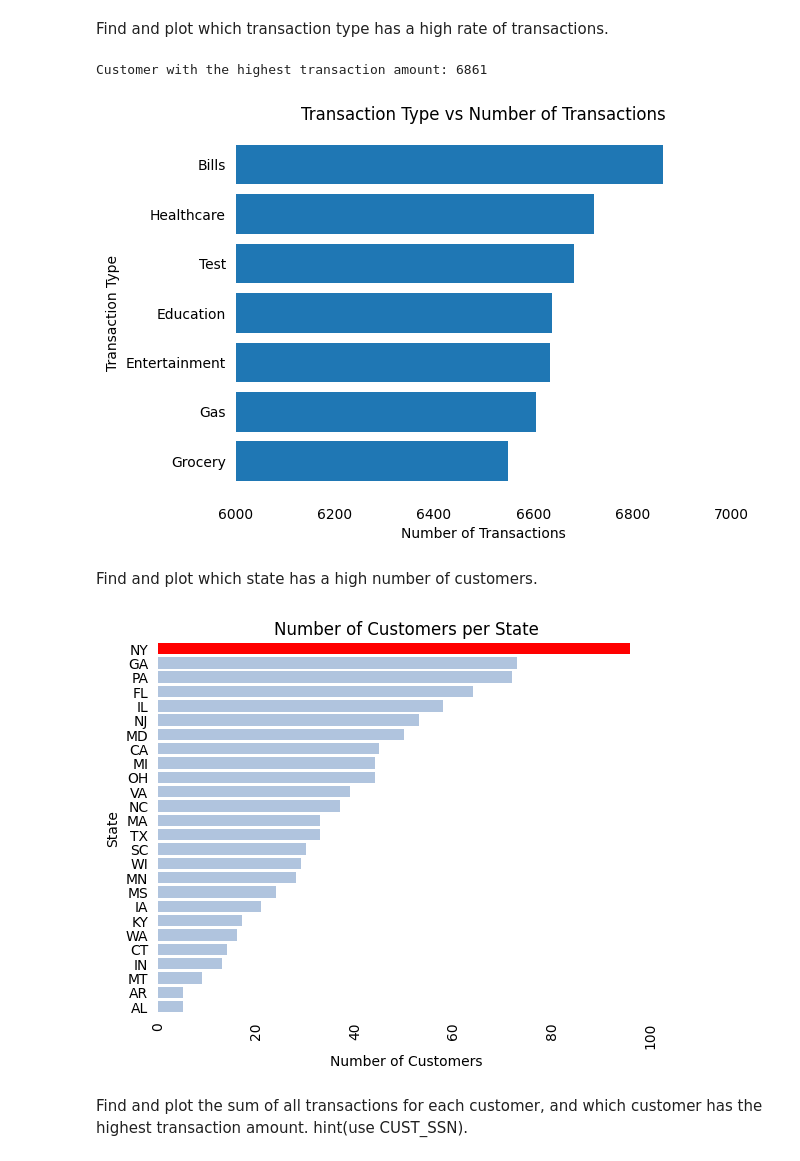
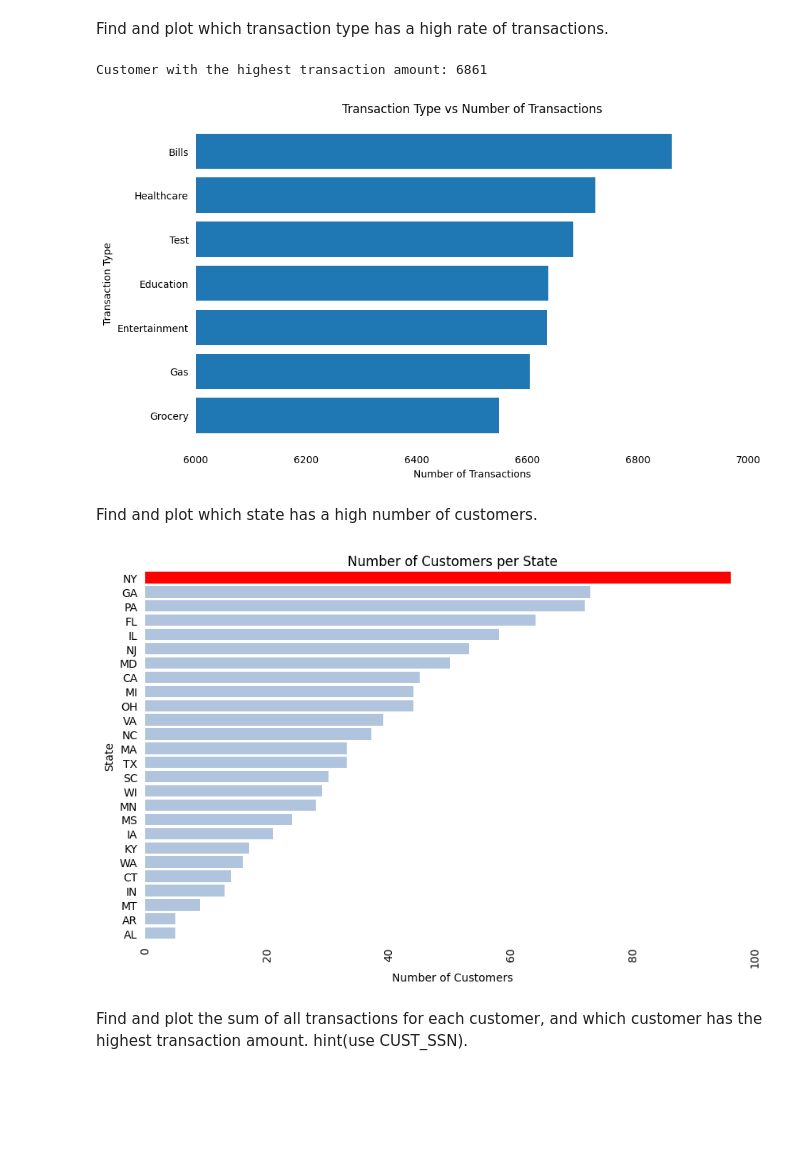
Before and after one commit to MayaCampbell/Data-Transformation-and-Python-Based-User-Menu-Developement-Project, a Jupyter notebook: credit_card.ipynb, the cells around one changed output. Cells and saved outputs as stored; diff of their text form; code cells hidden in the pictures; blank space fills up the shorter version.

Commit message:
edit size of graphs

```diff
--- a/credit_card.ipynb
+++ b/credit_card.ipynb
@@ -722,34 +722,35 @@ Find and plot which transaction type has a high rate of transactions.
 # %%
 import pandas
 import matplotlib as mpl
 import matplotlib.pyplot as plt
 def highest_transaction_rate():
     #group transactions by transaction type then count the number of transactions per type useing transaction id
     transaction_count= df_credit.groupby('TRANSACTION_TYPE')['TRANSACTION_ID'].count().reset_index()
 
     #sort transactions if count from greatest to least
     transaction_count= transaction_count.sort_values('TRANSACTION_ID').reset_index()
     #print(transaction_count)
 
     print(f"Customer with the highest transaction amount: {transaction_count.iloc[6]['TRANSACTION_ID']}")
 
+    fig, ax = plt.subplots(figsize=(10, 6))
     #plot graph
     plt.barh(transaction_count['TRANSACTION_TYPE'], transaction_count['TRANSACTION_ID'])
     #get axis
     ax=plt.gca()
     #turn off spines
     ax.set_frame_on(False)
     plt.tick_params(bottom = False, left= False)
     #plt.xticks(rotation=90)
     plt.xlabel('Number of Transactions')
     plt.ylabel('Transaction Type')
     plt.title('Transaction Type vs Number of Transactions')
     plt.subplot().set_xlim([6000, 7000]) #zoom in to see the differenct more
     plt.show()
 highest_transaction_rate()
 # %% [output]
 Customer with the highest transaction amount: 6861
-[figure, old version]
+[figure, new version]
 # %% [markdown]
 Find and plot which state has a high number of customers.
 # %%
@@ -766,7 +767,7 @@ def num_customers_per_state():
             colors.append('red')
         else:
             colors.append('lightsteelblue')
-
+    fig, ax = plt.subplots(figsize=(10, 6))
     plt.barh(customer_count['CUST_STATE'], customer_count['CREDIT_CARD_NO'], color=colors)
     ax=plt.gca()
 #turn off spines
@@ -780,7 +781,7 @@ def num_customers_per_state():
     plt.show()
 num_customers_per_state()
 # %% [output]
-[figure, old version]
+[figure, new version]
 # %% [markdown]
 Find and plot the sum of all transactions for each customer, and which customer has the highest transaction amount. hint(use CUST_SSN).
 # %%
```
Also changed, not shown: parts of 6 cells of this notebook.
